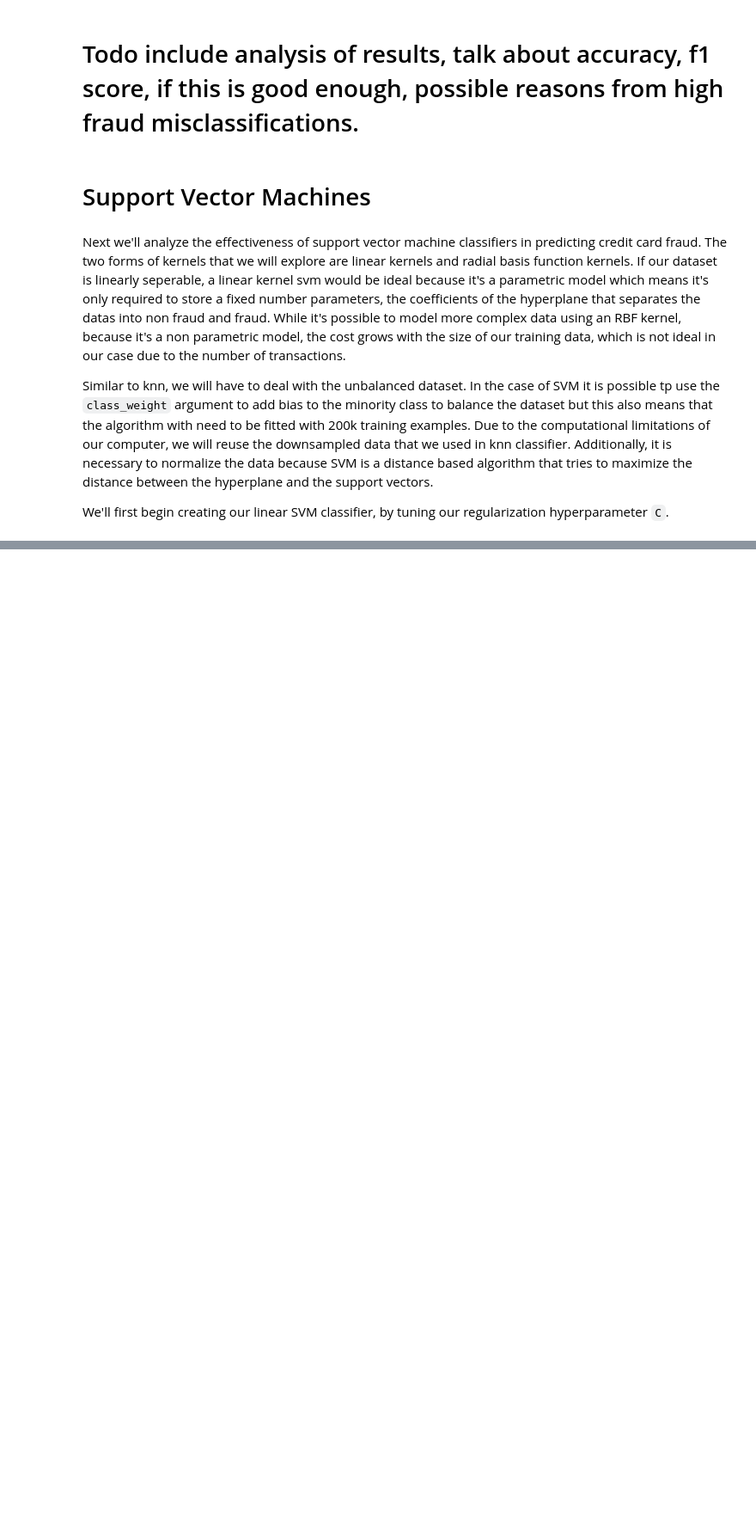
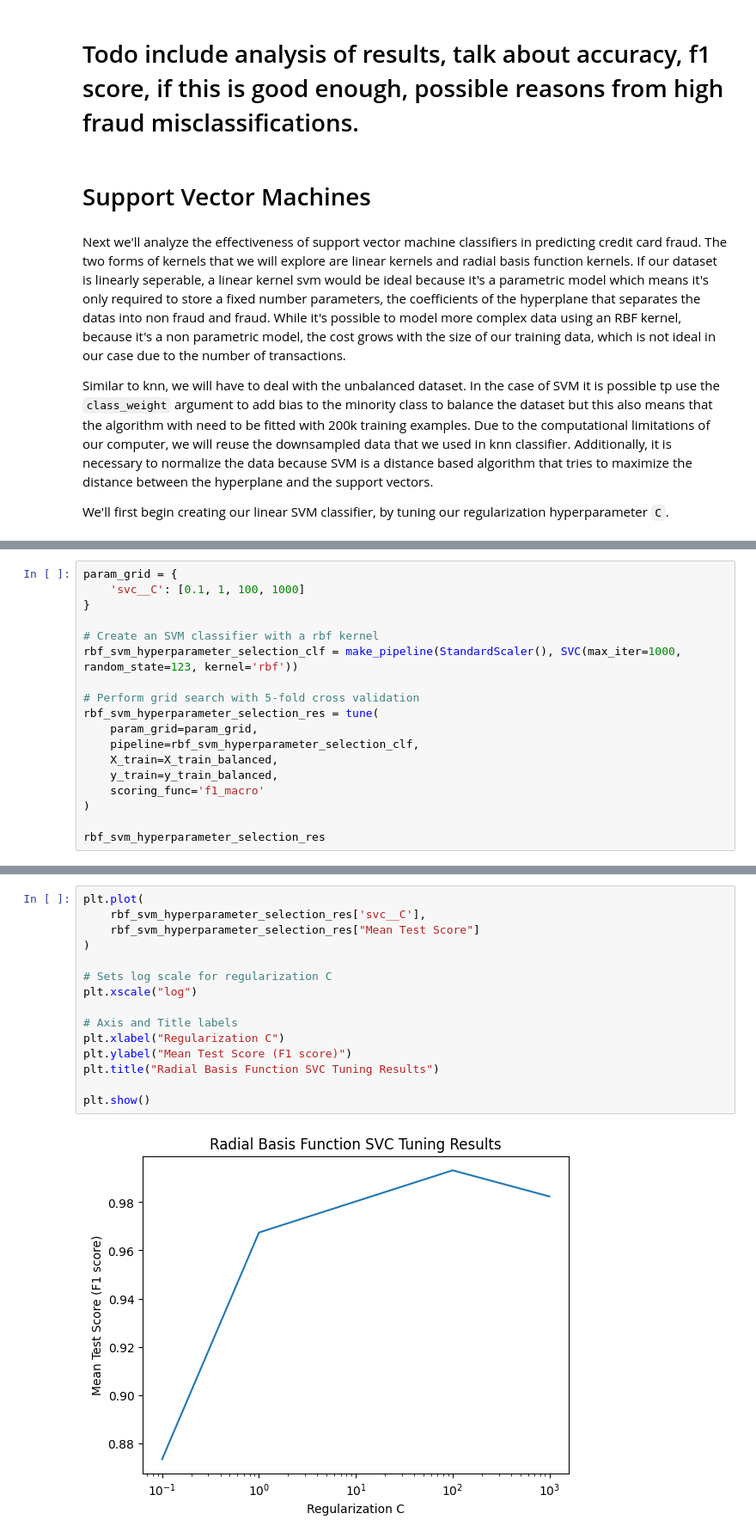
Before and after one commit to JonAndYu/ECON323-Project, a Jupyter notebook: project.ipynb, the cells around one changed output, grey strips where cells are left out. Shown: that part at 86% size. Drawn from its saved outputs; the diff is of its cells as text; blank space fills up the shorter version.

```diff
--- a/project.ipynb
+++ b/project.ipynb
@@ -320,0 +351,18 @@ NameError: name 'z' is not defined
+# %%
+param_grid = {
+    'svc__C': [0.1, 1, 100, 1000]
+}
+
+# Create an SVM classifier with a rbf kernel
+rbf_svm_hyperparameter_selection_clf = make_pipeline(StandardScaler(), SVC(max_iter=1000, random_state=123, kernel='rbf'))
+
+# Perform grid search with 5-fold cross validation
+rbf_svm_hyperparameter_selection_res = tune(
+    param_grid=param_grid,
+    pipeline=rbf_svm_hyperparameter_selection_clf,
+    X_train=X_train_balanced,
+    y_train=y_train_balanced,
+    scoring_func='f1_macro'
+)
+
+rbf_svm_hyperparameter_selection_res
@@ -320,0 +375,17 @@ NameError: name 'z' is not defined
+# %%
+plt.plot(
+    rbf_svm_hyperparameter_selection_res['svc__C'],
+    rbf_svm_hyperparameter_selection_res["Mean Test Score"]
+)
+
+# Sets log scale for regularization C
+plt.xscale("log")
+
+# Axis and Title labels
+plt.xlabel("Regularization C")
+plt.ylabel("Mean Test Score (F1 score)")
+plt.title("Radial Basis Function SVC Tuning Results")
+
+plt.show()
+# %% [output]
+[figure, added]
```
Also changed, not shown: parts of 23 cells of this notebook.
